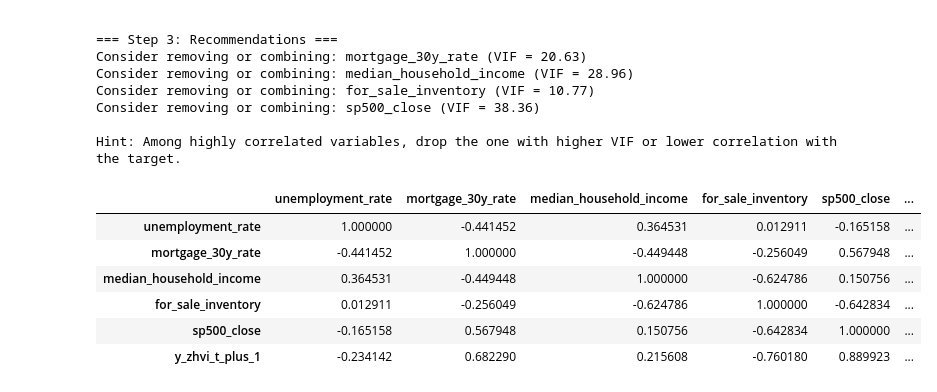
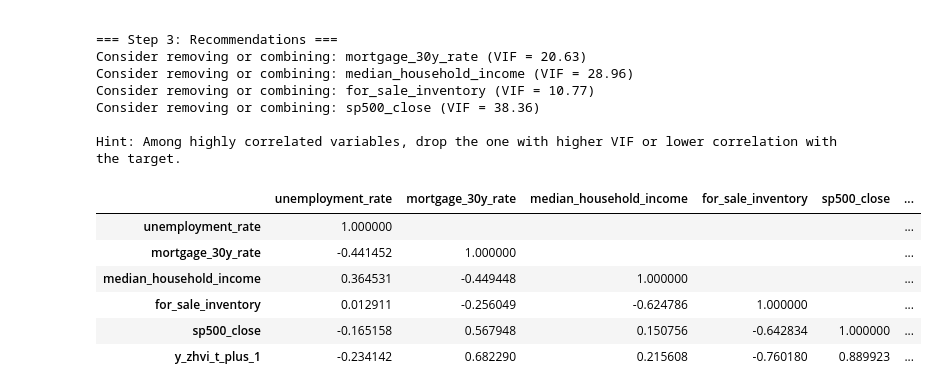
Before and after one commit to InscribeDeeper/house-price-regression, a Jupyter notebook: EDA.ipynb, the cells around one changed output. Drawn from its saved outputs; the diff is of its cells as text; code cells hidden in the pictures.

```diff
--- a/EDA.ipynb
+++ b/EDA.ipynb
@@ -411,23 +488,13 @@ Consider removing or combining: sp500_close (VIF = 38.36)
 
 Hint: Among highly correlated variables, drop the one with higher VIF or lower correlation with the target.
 # %%
-
-# Compute correlation matrix
-corr_matrix = df[feature_columns + label_column].corr()
-
-# Apply black-gray style
-styled_corr = (
-    corr_matrix
-    .style
-    .background_gradient(cmap='Greys', vmin=-1, vmax=1)  # black-to-white gradient
-    .applymap(highlight_strong_corr)                     # highlight strong correlation
-)
-styled_corr
+table = df[feature_columns + label_column]
+styled_corr_matrix(table)
 # %% [output]
 |  | unemployment_rate | mortgage_30y_rate | median_household_income | for_sale_inventory | sp500_close | ... |
-| unemployment_rate | 1.000000 | -0.441452 | 0.364531 | 0.012911 | -0.165158 | ... |
-| mortgage_30y_rate | -0.441452 | 1.000000 | -0.449448 | -0.256049 | 0.567948 | ... |
-| median_household_income | 0.364531 | -0.449448 | 1.000000 | -0.624786 | 0.150756 | ... |
-| for_sale_inventory | 0.012911 | -0.256049 | -0.624786 | 1.000000 | -0.642834 | ... |
+| unemployment_rate | 1.000000 |  |  |  |  | ... |
+| mortgage_30y_rate | -0.441452 | 1.000000 |  |  |  | ... |
+| median_household_income | 0.364531 | -0.449448 | 1.000000 |  |  | ... |
+| for_sale_inventory | 0.012911 | -0.256049 | -0.624786 | 1.000000 |  | ... |
 | sp500_close | -0.165158 | 0.567948 | 0.150756 | -0.642834 | 1.000000 | ... |
 | y_zhvi_t_plus_1 | -0.234142 | 0.682290 | 0.215608 | -0.760180 | 0.889923 | ... |
```
Also changed, not shown: parts of 8 cells of this notebook, 7 other files.
